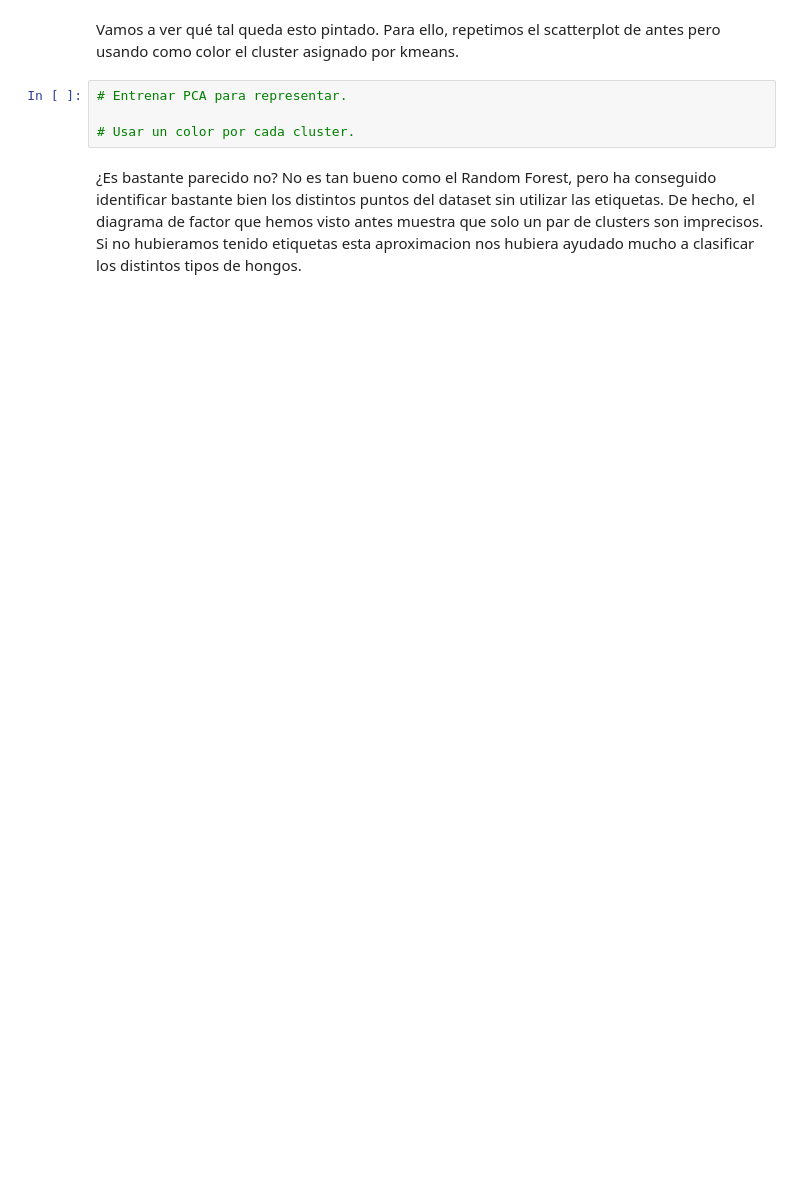
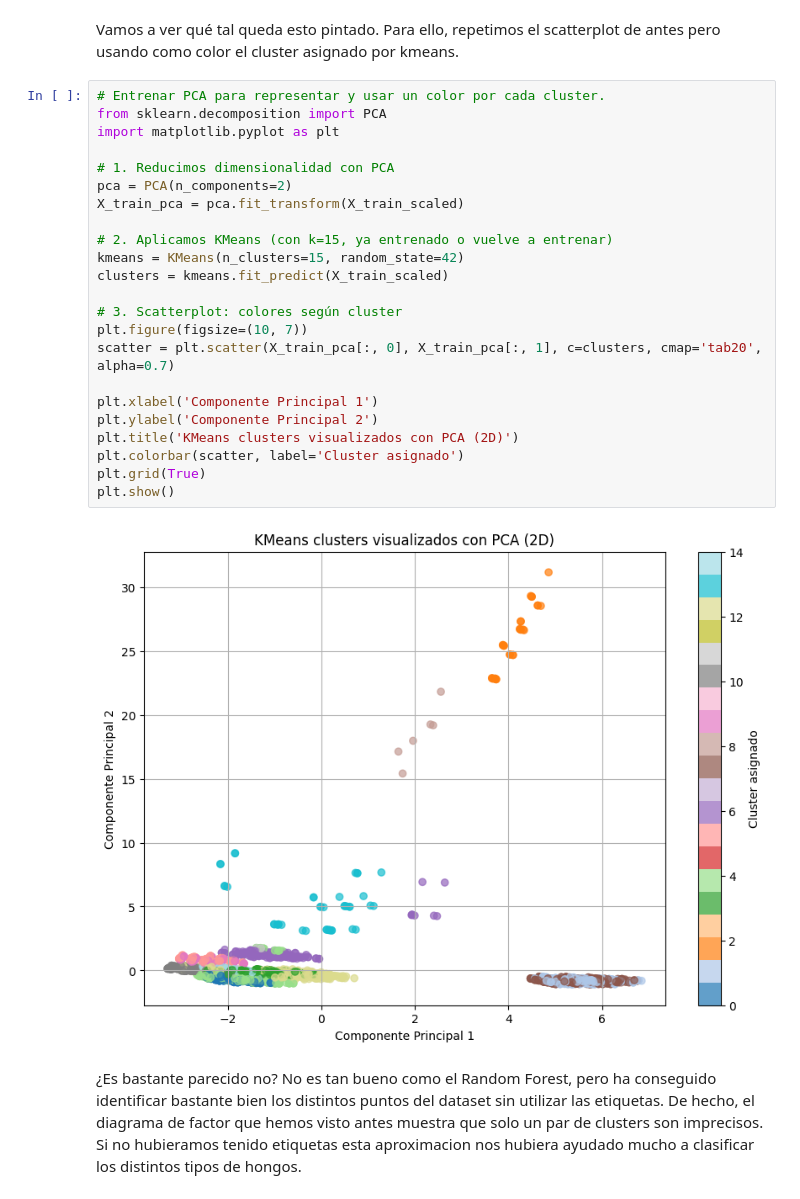
Before and after one commit to alharuty/Proyecto-VIII-ALLA, a Jupyter notebook: EDA.ipynb, the cells around one changed output. Saved outputs shown, nothing was run; the diff lists cells and outputs as text; blank space fills up the shorter version.

```diff
--- a/EDA.ipynb
+++ b/EDA.ipynb
@@ -765,8 +790,29 @@ ax = sns.catplot(col=, x=, data=, kind='count',col_wrap=4)
 # %% [markdown]
 Vamos a ver qué tal queda esto pintado. Para ello, repetimos el scatterplot de antes pero usando como color el cluster asignado por kmeans.
-# %%
-# Entrenar PCA para representar.
-
-# Usar un color por cada cluster.
+# %%
+# Entrenar PCA para representar y usar un color por cada cluster.
+from sklearn.decomposition import PCA
+import matplotlib.pyplot as plt
+
+# 1. Reducimos dimensionalidad con PCA
+pca = PCA(n_components=2)
+X_train_pca = pca.fit_transform(X_train_scaled)
+
+# 2. Aplicamos KMeans (con k=15, ya entrenado o vuelve a entrenar)
+kmeans = KMeans(n_clusters=15, random_state=42)
+clusters = kmeans.fit_predict(X_train_scaled)
+
+# 3. Scatterplot: colores según cluster
+plt.figure(figsize=(10, 7))
+scatter = plt.scatter(X_train_pca[:, 0], X_train_pca[:, 1], c=clusters, cmap='tab20', alpha=0.7)
+
+plt.xlabel('Componente Principal 1')
+plt.ylabel('Componente Principal 2')
+plt.title('KMeans clusters visualizados con PCA (2D)')
+plt.colorbar(scatter, label='Cluster asignado')
+plt.grid(True)
+plt.show()
+# %% [output]
+[figure, added]
 # %% [markdown]
 ¿Es bastante parecido no? No es tan bueno como el Random Forest, pero ha conseguido identificar bastante bien los distintos puntos del dataset sin utilizar las etiquetas. De hecho, el diagrama de factor que hemos visto antes muestra que solo un par de clusters son imprecisos. Si no hubieramos tenido etiquetas esta aproximacion nos hubiera ayudado mucho a clasificar los distintos tipos de hongos.
```
Also changed, not shown: parts of 4 cells of this notebook.
